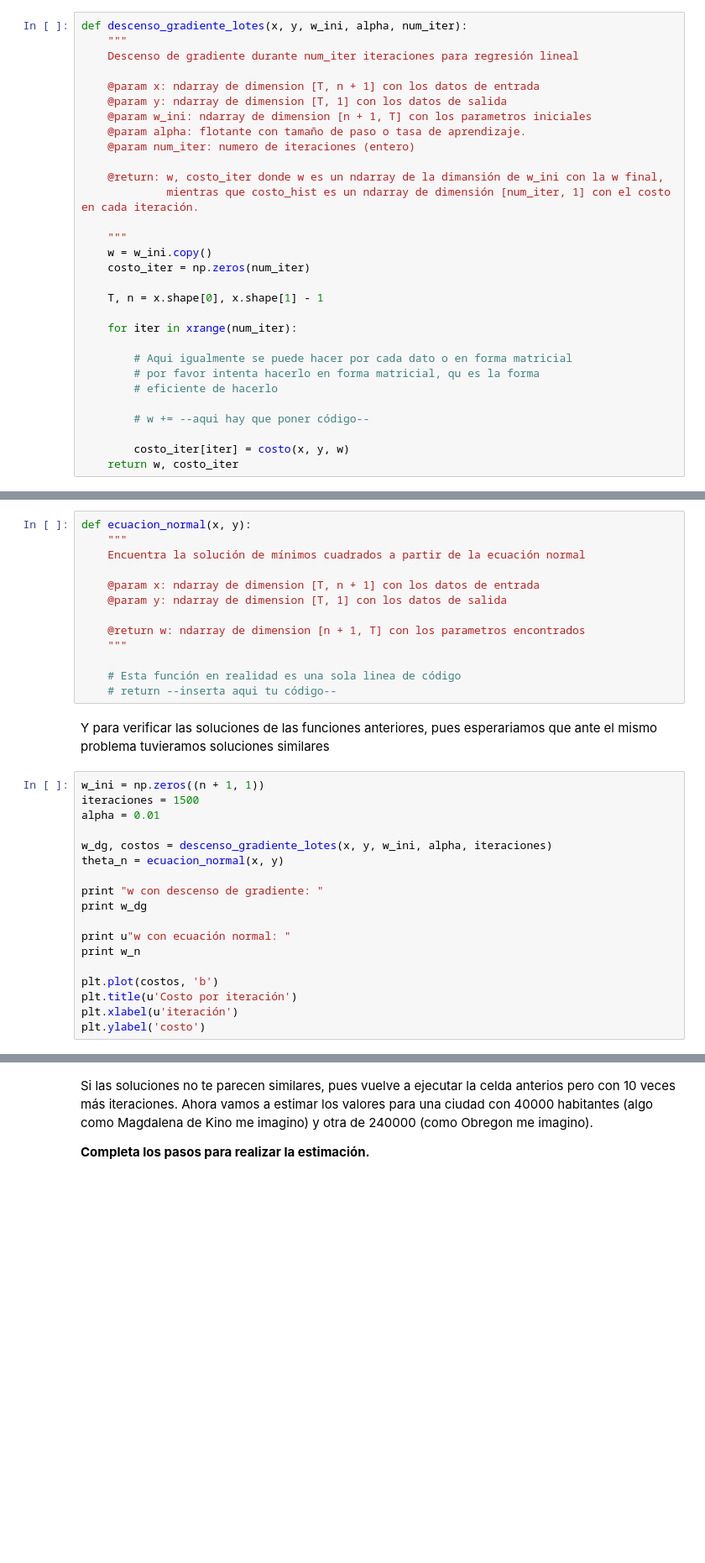
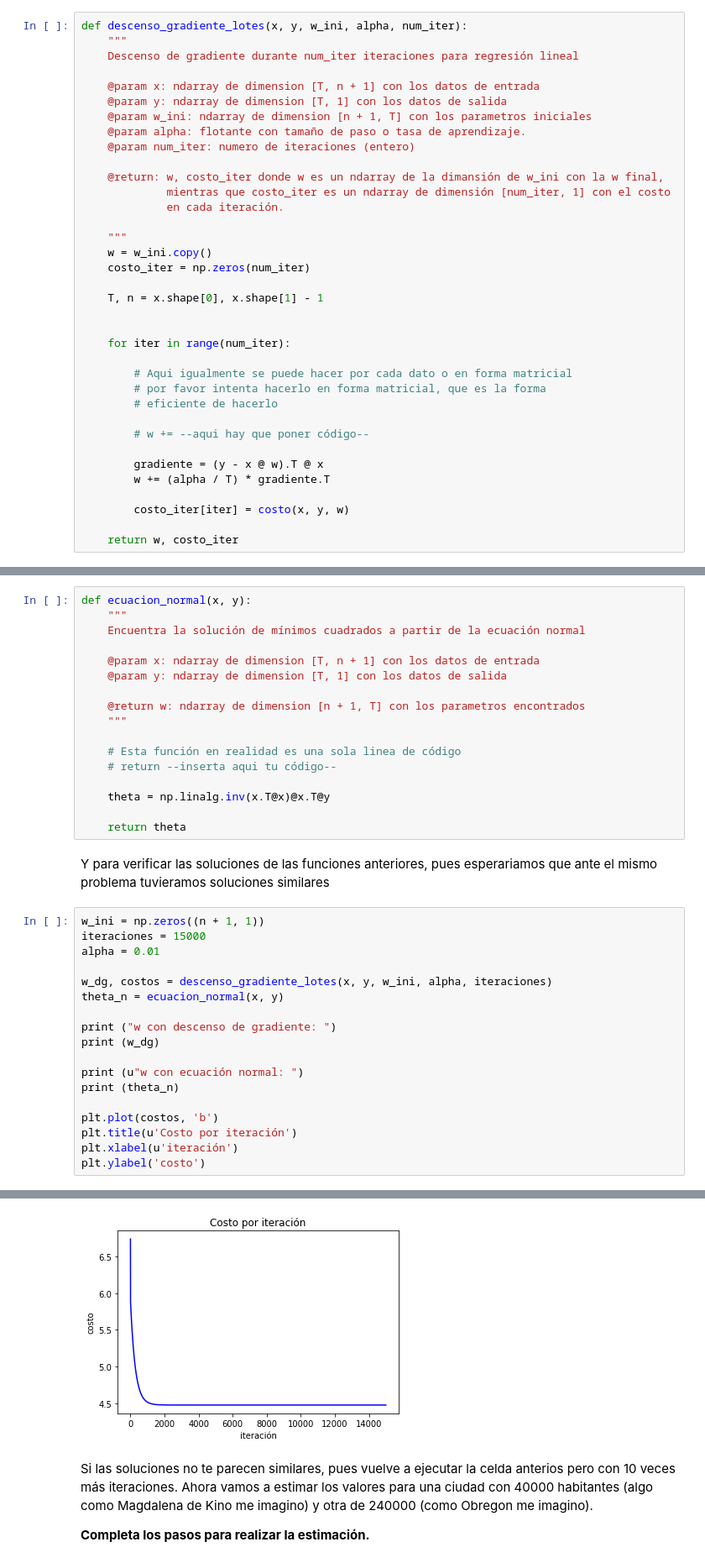
Before and after one commit to Miguelrom/MLS, a Jupyter notebook: regresion_lineal.ipynb, the cells around one changed output, grey strips where cells are left out. Shown at 84% size. Drawn from its saved outputs; the diff is of its cells as text; blank space fills up the shorter version.

```diff
--- a/regresion_lineal.ipynb
+++ b/regresion_lineal.ipynb
@@ -155,7 +155,8 @@ def descenso_gradiente_lotes(x, y, w_ini, alpha, num_iter):
     @param num_iter: numero de iteraciones (entero)
 
     @return: w, costo_iter donde w es un ndarray de la dimansión de w_ini con la w final,
-             mientras que costo_hist es un ndarray de dimensión [num_iter, 1] con el costo en cada iteración.
+             mientras que costo_iter es un ndarray de dimensión [num_iter, 1] con el costo
+             en cada iteración.
 
     """
     w = w_ini.copy()
@@ -163,15 +164,20 @@ def descenso_gradiente_lotes(x, y, w_ini, alpha, num_iter):
 
     T, n = x.shape[0], x.shape[1] - 1
 
-    for iter in xrange(num_iter):
+
+    for iter in range(num_iter):
 
         # Aqui igualmente se puede hacer por cada dato o en forma matricial
-        # por favor intenta hacerlo en forma matricial, qu es la forma
+        # por favor intenta hacerlo en forma matricial, que es la forma
         # eficiente de hacerlo
 
         # w += --aqui hay que poner código--
 
+        gradiente = (y - x @ w).T @ x
+        w += (alpha / T) * gradiente.T
+
         costo_iter[iter] = costo(x, y, w)
+
     return w, costo_iter
 # %% [markdown]
 Listo, ya lo tenemos, ahora podemos utilizar la ecuación normal para solucionar el problema de forma analítica (revisen por favor sus apuntes).
@@ -190,23 +196,28 @@ def ecuacion_normal(x, y):
 
     # Esta función en realidad es una sola linea de código
     # return --inserta aqui tu código--
+
+    theta = np.linalg.inv(x.T@x)@x.T@y
+
+    return theta
 # %% [markdown]
 Y para verificar las soluciones de las funciones anteriores, pues esperariamos que ante el mismo problema tuvieramos soluciones similares
 # %%
 w_ini = np.zeros((n + 1, 1))
-iteraciones = 1500
+iteraciones = 15000
 alpha = 0.01
 
 w_dg, costos = descenso_gradiente_lotes(x, y, w_ini, alpha, iteraciones)
 theta_n = ecuacion_normal(x, y)
 
-print "w con descenso de gradiente: "
-print w_dg
+print ("w con descenso de gradiente: ")
+print (w_dg)
 
-print u"w con ecuación normal: "
-print w_n
+print (u"w con ecuación normal: ")
+print (theta_n)
 
 plt.plot(costos, 'b')
 plt.title(u'Costo por iteración')
 plt.xlabel(u'iteración')
 plt.ylabel('costo')
+# %% [output]
@@ -213,3 +231,4 @@ plt.ylabel('costo')
+[figure, added]
 # %% [markdown]
 Si las soluciones no te parecen similares, pues vuelve a ejecutar la celda anterios pero con 10 veces más iteraciones. Ahora vamos a estimar los valores para una ciudad con 40000 habitantes (algo como Magdalena de Kino me imagino) y otra de 240000 (como Obregon me imagino).
 
```
Also changed, not shown: parts of 18 cells of this notebook.
